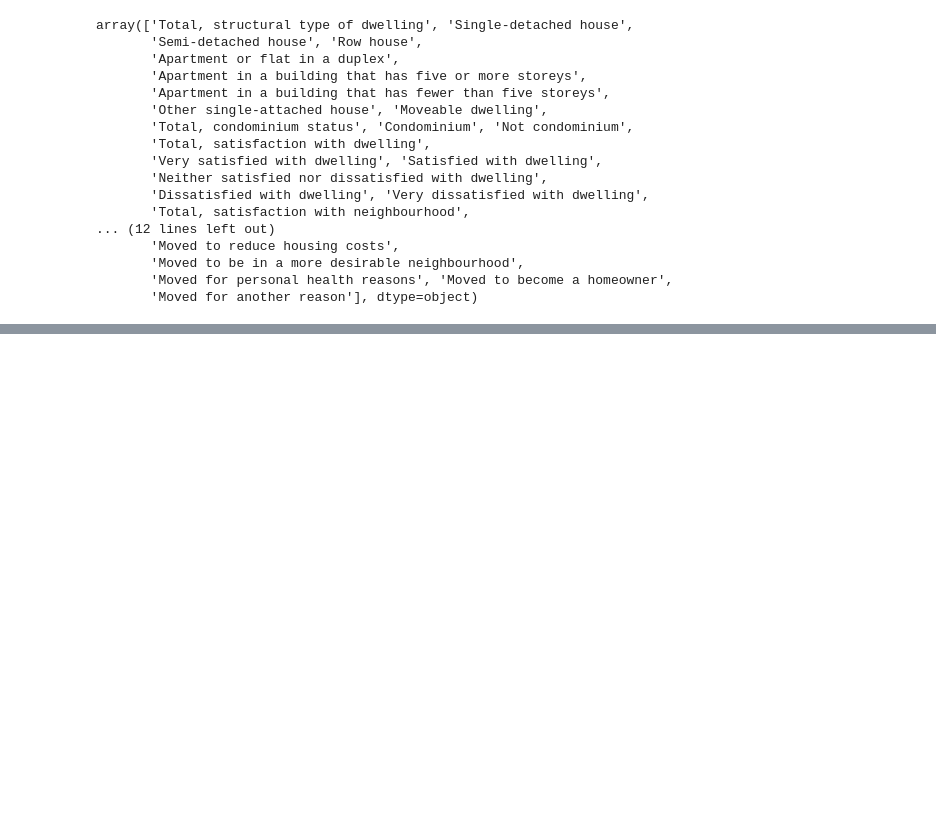
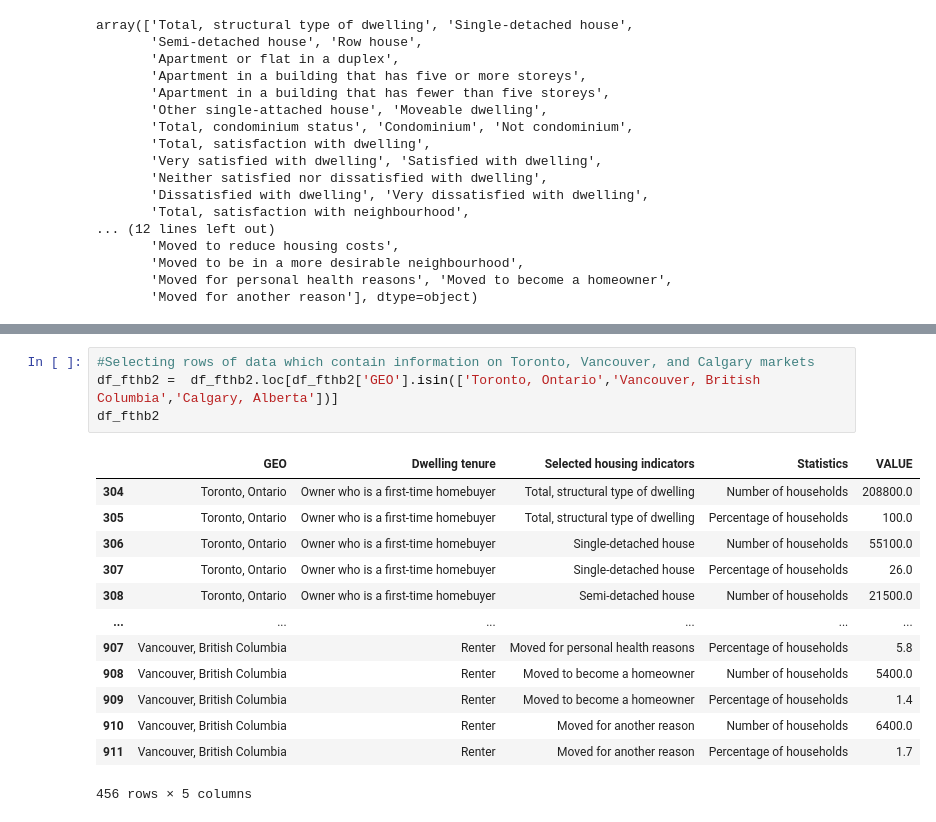
Before and after one commit to ronald-rgr/uWaterloo-datascience, a Jupyter notebook: Ron_FTHB.ipynb, the cells around one changed output, grey strips where cells are left out. Drawn from its saved outputs; the diff is of its cells as text; blank space fills up the shorter version.

```diff
--- a/Ron_FTHB.ipynb
+++ b/Ron_FTHB.ipynb
@@ -150,0 +173,18 @@ array(['Total, structural type of dwelling', 'Single-detached house',
+# %%
+#Selecting rows of data which contain information on Toronto, Vancouver, and Calgary markets
+df_fthb2 =  df_fthb2.loc[df_fthb2['GEO'].isin(['Toronto, Ontario','Vancouver, British Columbia','Calgary, Alberta'])]
+df_fthb2
+# %% [output]
+|  | GEO | Dwelling tenure | Selected housing indicators | Statistics | VALUE |
+| 304 | Toronto, Ontario | Owner who is a first-time homebuyer | Total, structural type of dwelling | Number of households | 208800.0 |
+| 305 | Toronto, Ontario | Owner who is a first-time homebuyer | Total, structural type of dwelling | Percentage of households | 100.0 |
+| 306 | Toronto, Ontario | Owner who is a first-time homebuyer | Single-detached house | Number of households | 55100.0 |
+| 307 | Toronto, Ontario | Owner who is a first-time homebuyer | Single-detached house | Percentage of households | 26.0 |
+| 308 | Toronto, Ontario | Owner who is a first-time homebuyer | Semi-detached house | Number of households | 21500.0 |
+| ... | ... | ... | ... | ... | ... |
+| 907 | Vancouver, British Columbia | Renter | Moved for personal health reasons | Percentage of households | 5.8 |
+| 908 | Vancouver, British Columbia | Renter | Moved to become a homeowner | Number of households | 5400.0 |
+| 909 | Vancouver, British Columbia | Renter | Moved to become a homeowner | Percentage of households | 1.4 |
+| 910 | Vancouver, British Columbia | Renter | Moved for another reason | Number of households | 6400.0 |
+| 911 | Vancouver, British Columbia | Renter | Moved for another reason | Percentage of households | 1.7 |
+456 rows × 5 columns
```
Also changed, not shown: parts of 11 cells of this notebook, 1 other file.
